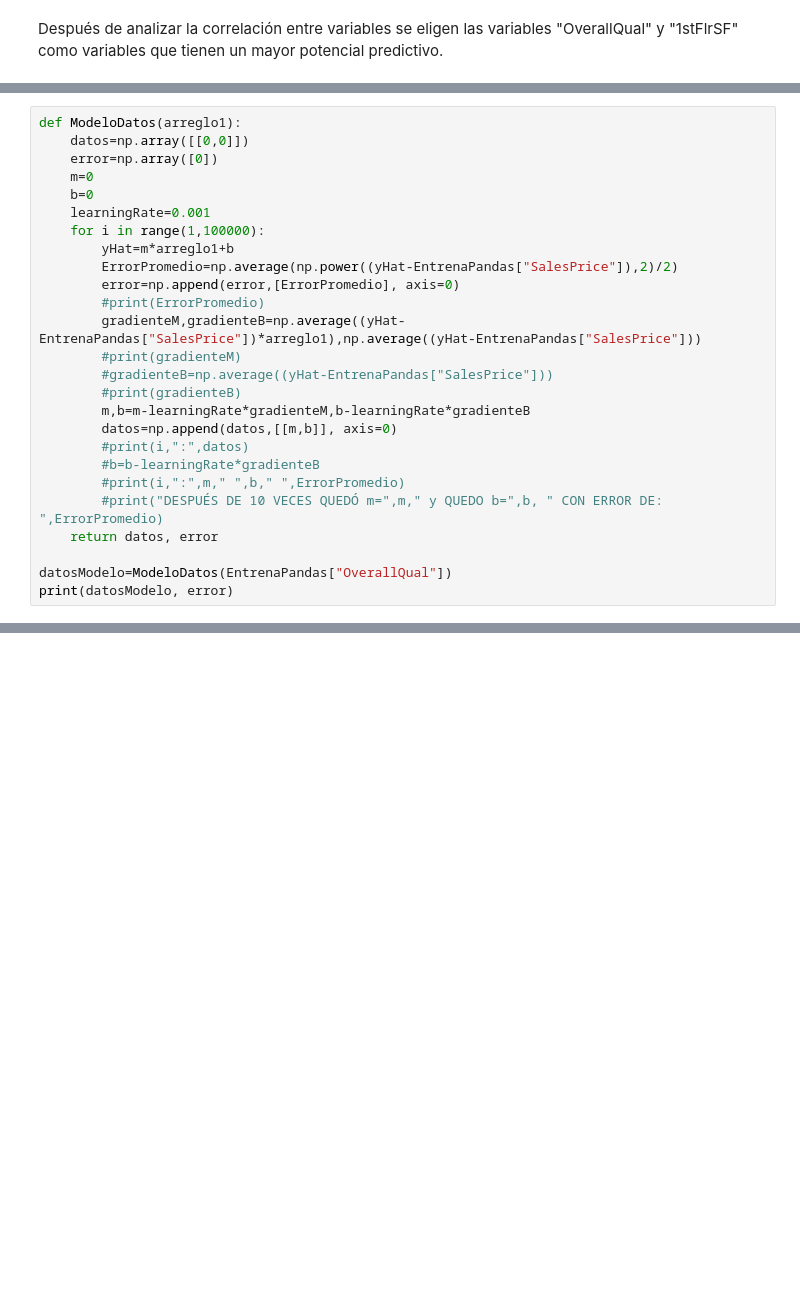
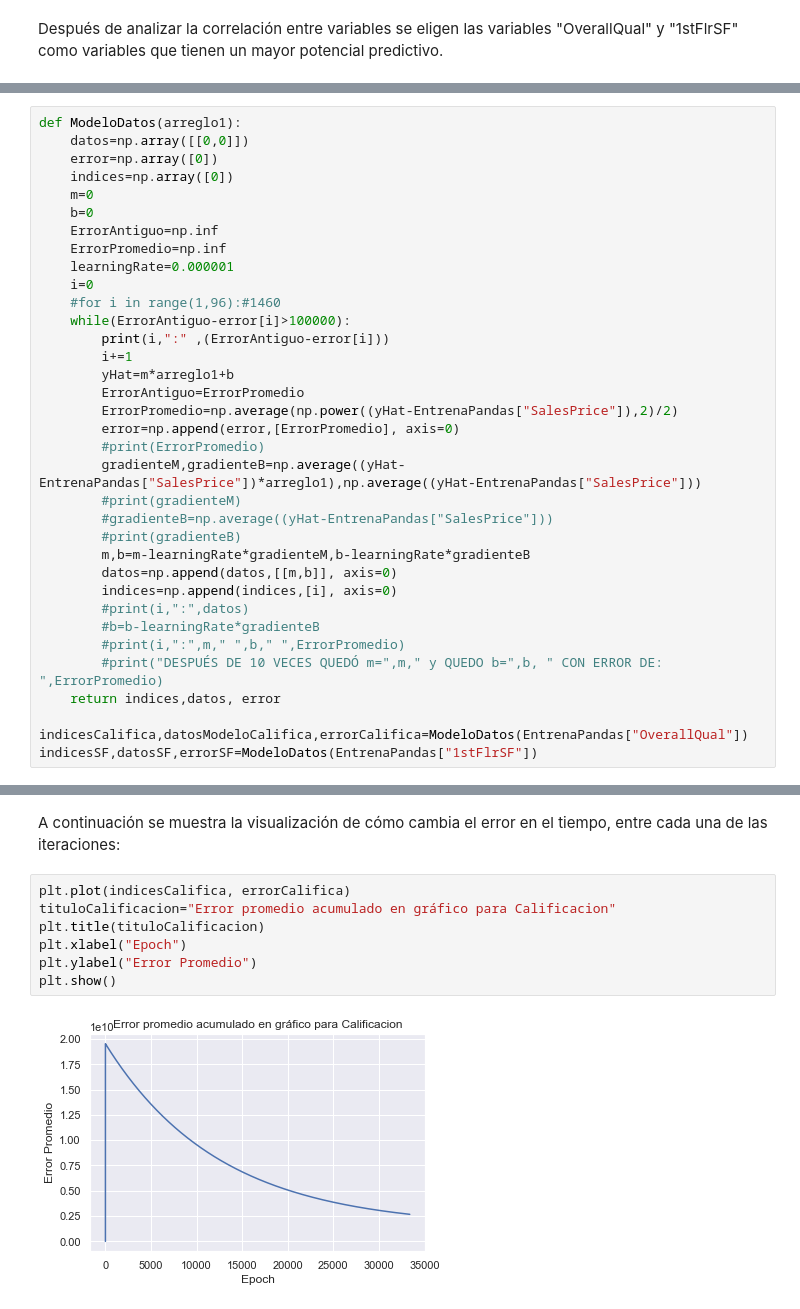
Before and after one commit to dvallesc/01-proyectoCienciaDeDatos, a Jupyter notebook: Proyecto_DiegoValle_20003022.ipynb, the cells around one changed output, grey strips where cells are left out. Saved outputs shown, nothing was run; the diff lists cells and outputs as text; blank space fills up the shorter version.

Commit message:
Sexto Commit del proyecto: Errores graficados, cambios en función modeladora, variables m y b graficadas

```diff
--- a/Proyecto_DiegoValle_20003022.ipynb
+++ b/Proyecto_DiegoValle_20003022.ipynb
@@ -189,11 +190,19 @@ Después de analizar la correlación entre variables se eligen las variables "Ov
 def ModeloDatos(arreglo1):
     datos=np.array([[0,0]])
     error=np.array([0])
+    indices=np.array([0])
     m=0
     b=0
-    learningRate=0.001
-    for i in range(1,100000):
+    ErrorAntiguo=np.inf
+    ErrorPromedio=np.inf
+    learningRate=0.000001
+    i=0
+    #for i in range(1,96):#1460
+    while(ErrorAntiguo-error[i]>100000):
+        print(i,":" ,(ErrorAntiguo-error[i]))
+        i+=1
         yHat=m*arreglo1+b
+        ErrorAntiguo=ErrorPromedio
         ErrorPromedio=np.average(np.power((yHat-EntrenaPandas["SalesPrice"]),2)/2)
         error=np.append(error,[ErrorPromedio], axis=0)
         #print(ErrorPromedio)
@@ -203,12 +212,13 @@ def ModeloDatos(arreglo1):
         #print(gradienteB)
         m,b=m-learningRate*gradienteM,b-learningRate*gradienteB
         datos=np.append(datos,[[m,b]], axis=0)
+        indices=np.append(indices,[i], axis=0)
         #print(i,":",datos)
         #b=b-learningRate*gradienteB
         #print(i,":",m," ",b," ",ErrorPromedio)
         #print("DESPUÉS DE 10 VECES QUEDÓ m=",m," y QUEDO b=",b, " CON ERROR DE: ",ErrorPromedio)
-    return datos, error
+    return indices,datos, error
 
-datosModelo=ModeloDatos(EntrenaPandas["OverallQual"])
-print(datosModelo, error)
+indicesCalifica,datosModeloCalifica,errorCalifica=ModeloDatos(EntrenaPandas["OverallQual"])
+indicesSF,datosSF,errorSF=ModeloDatos(EntrenaPandas["1stFlrSF"])
 # %% [output]
@@ -233,0 +242,11 @@ Name: SalesPrice, Length: 1460, dtype: float64
+# %% [markdown]
+A continuación se muestra la visualización de cómo cambia el error en el tiempo, entre cada una de las iteraciones:
+# %%
+plt.plot(indicesCalifica, errorCalifica)
+tituloCalificacion="Error promedio acumulado en gráfico para Calificacion"
+plt.title(tituloCalificacion)
+plt.xlabel("Epoch")
+plt.ylabel("Error Promedio")
+plt.show()
+# %% [output]
+[figure, added]
```
Also changed, not shown: parts of 9 cells of this notebook.
